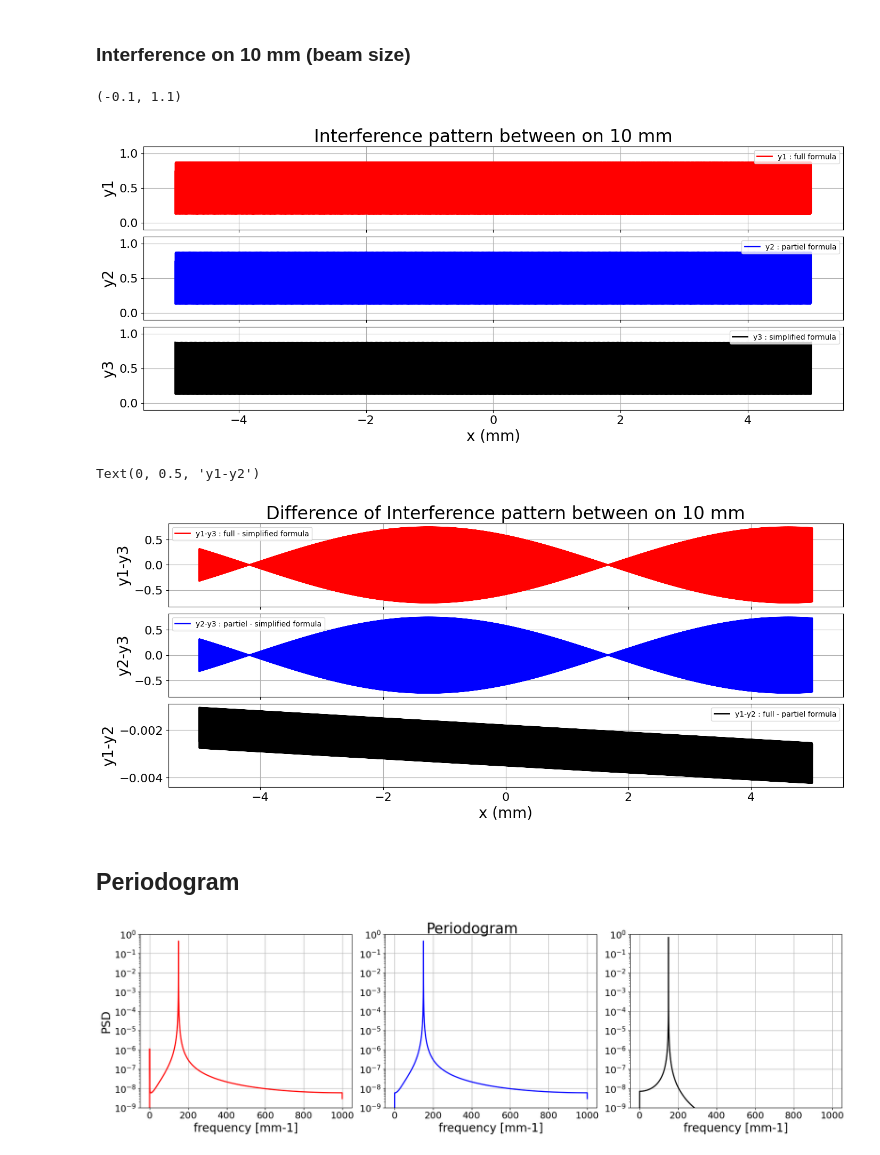
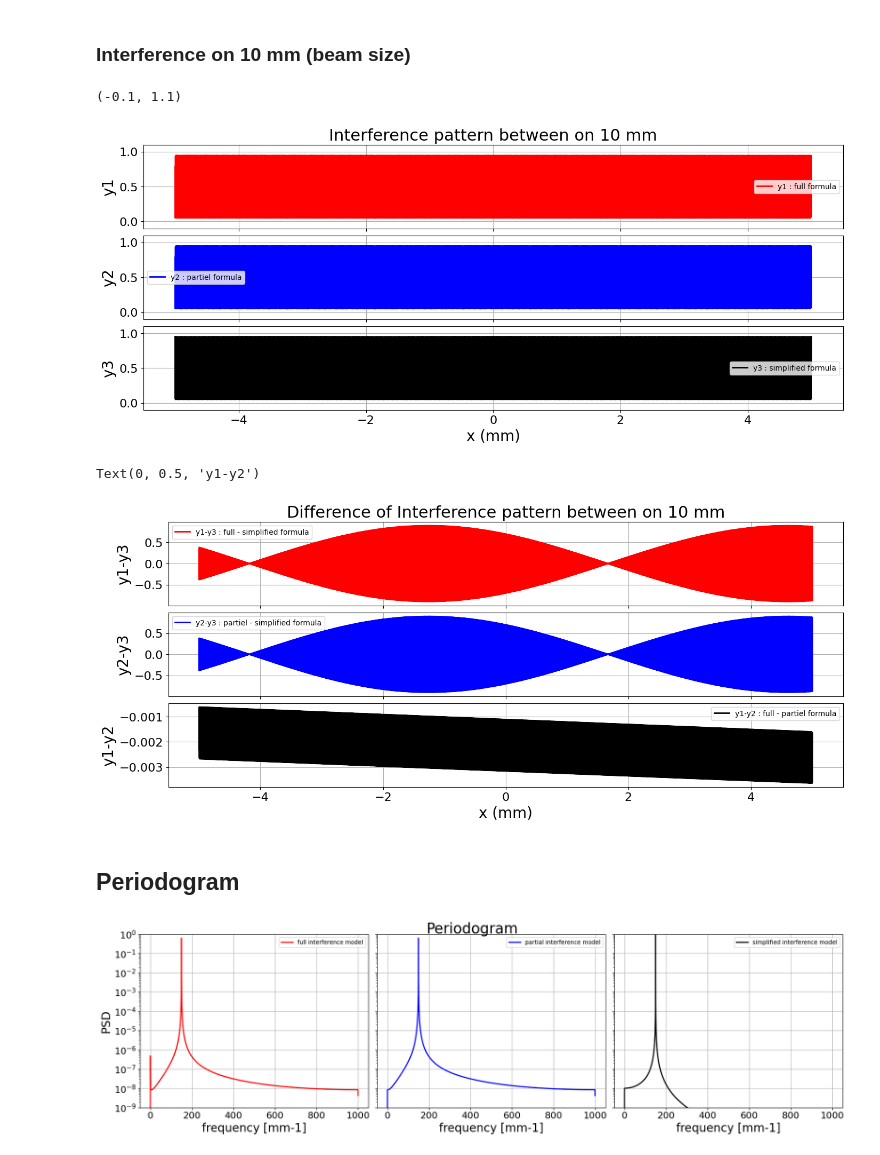
Before and after one commit to sylvielsstfr/AuxtelPSFpoppy, a Jupyter notebook: docs/notebooks/introdiffraction/06_EmulationInterferenceTwoSources.ipynb, the cells around one changed output. Saved outputs shown, nothing was run; the diff lists cells and outputs as text; code cells hidden in the pictures.

Commit message:
add 06_EmulationInterferenceTwoSources.ipynb including periodogram

```diff
--- a/docs/notebooks/introdiffraction/06_EmulationInterferenceTwoSources.ipynb
+++ b/docs/notebooks/introdiffraction/06_EmulationInterferenceTwoSources.ipynb
@@ -25,7 +22,7 @@ import matplotlib as mpl
 
 mpl.rcParams['lines.linewidth'] = 2
 mpl.rcParams['lines.linestyle'] = '-'
-mpl.rcParams['axes.titlesize'] =  24
+mpl.rcParams['axes.titlesize'] =  22
 mpl.rcParams['axes.labelsize'] =  20
 mpl.rcParams['lines.markersize'] =  10
 mpl.rcParams['xtick.labelsize'] =  16
@@ -325,7 +323,7 @@ else:
 ## Plot Interference pattern and differences
 # %%
 # Beam contrast
-C=0.75
+C=0.9
 # Phase shift
 DPSI = 0
 # %% [markdown]
@@ -458,7 +456,7 @@ ax3.set_xlabel("x (mm)")
 ax1.set_ylim(-0.1,1.1)
 # %% [output]
 (-0.1, 1.1)
-[figure, old version]
+[figure, new version]
 # %%
 y1 = InterferenceModule1D_1_A(x,C,DPSI)
 y2 = InterferenceModule1D_2_A(x,C,DPSI)
@@ -480,7 +478,7 @@ ax2.set_ylabel("y2-y3")
 ax3.set_ylabel("y1-y2")
 # %% [output]
 Text(0, 0.5, 'y1-y2')
-[figure, old version]
+[figure, new version]
 # %% [markdown]
 ## Periodogram
 # %%
@@ -488,27 +486,30 @@ fp1, Pxx_den1 = periodogram(y1, fs=1/dx)
 fp2, Pxx_den2 = periodogram(y2, fs=1/dx)
 fp3, Pxx_den3 = periodogram(y3, fs=1/dx)
 # %%
-fig,axs = plt.subplots(1,3,figsize=(18,5),layout="constrained",sharex=True)
+fig,axs = plt.subplots(1,3,figsize=(18,5),layout="constrained",sharex=True,sharey=True)
 ax1,ax2,ax3 = axs.flatten()
 
-ax1.semilogy(fp1, Pxx_den1,"r-")
+ax1.semilogy(fp1, Pxx_den1,"r-",label="full interference model")
 ax1.set_ylim([1e-9, 1e0])
 
-ax2.semilogy(fp2, Pxx_den2,"b-")
+ax2.semilogy(fp2, Pxx_den2,"b-",label="partial interference model")
 ax2.set_ylim([1e-9, 1e0])
 
-ax3.semilogy(fp3, Pxx_den3,"k-")
+ax3.semilogy(fp3, Pxx_den3,"k-",label="simplified interference model")
 ax3.set_ylim([1e-9, 1e0])
 
 ax1.set_xlabel('frequency [mm-1]')
 ax2.set_xlabel('frequency [mm-1]')
 ax3.set_xlabel('frequency [mm-1]')
 ax1.grid()
 ax2.grid()
 ax3.grid()
+ax1.legend()
+ax2.legend()
+ax3.legend()
 
 ax1.set_ylabel('PSD')
 plt.suptitle("Periodogram",y=1.03,fontsize=25)
 plt.show()
 # %% [output]
-[figure, old version]
+[figure, new version]
```
Also changed, not shown: parts of 22 cells of this notebook, 2 other files.
